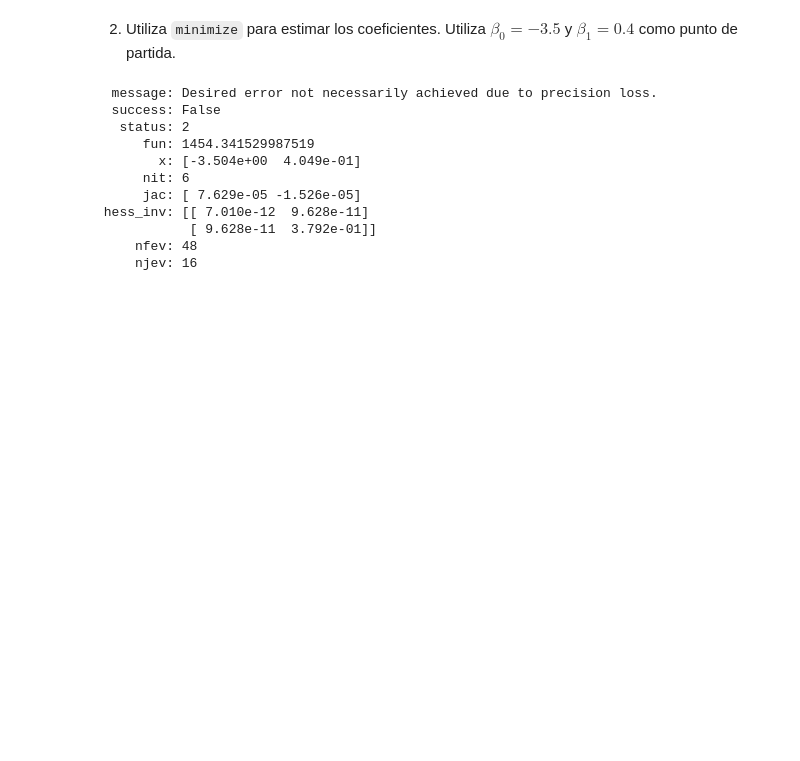
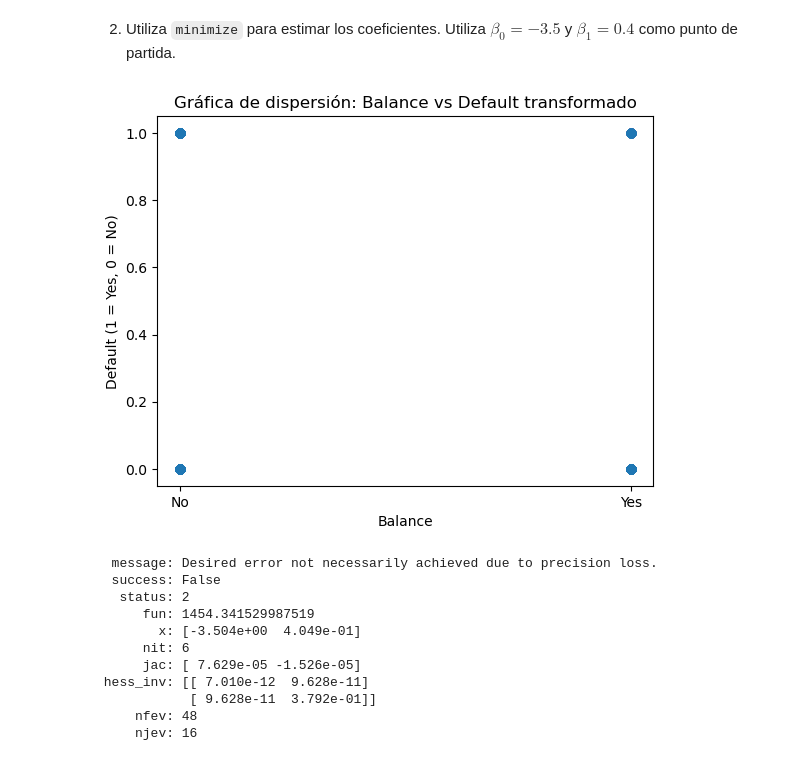
Before and after one commit to antoniorte/hello-world, a Jupyter notebook: T06 - Laboratorio de regresión logística.ipynb, the cells around one changed output. Saved outputs shown, nothing was run; the diff lists cells and outputs as text; code cells hidden in the pictures; blank space fills up the shorter version.

```diff
--- a/T06 - Laboratorio de regresión logística.ipynb
+++ b/T06 - Laboratorio de regresión logística.ipynb
@@ -358,6 +361,25 @@ Name: student_num, Length: 10000, dtype: category
 Categories (2, int64): [0, 1]
 # %% [markdown]
 2. Utiliza `minimize` para estimar los coeficientes. Utiliza $\beta_0 = -3.5$ y $\beta_1 = 0.4$ como punto de partida.
+# %%
+y1=datos["default"]=="Yes" #y_setosa
+x1=datos["student"]
+#chat
+# Transformar la columna 'default' en valores numéricos
+datos['default_num'] = datos['default'].map({'Yes': 1, 'No': 0})
+
+# Crear la gráfica de dispersión
+plt.scatter(datos['student'], datos['default_num'], alpha=0.5)
+
+# Etiquetas y título
+plt.title('Gráfica de dispersión: Balance vs Default transformado')
+plt.xlabel('Balance')
+plt.ylabel('Default (1 = Yes, 0 = No)')
+
+# Mostrar la gráfica
+plt.show()
+# %% [output]
+[figure, added]
 # %%
 n1=len(y1)
 ones1=np.ones([n1, 1])
```
Also changed, not shown: parts of 8 cells of this notebook.
